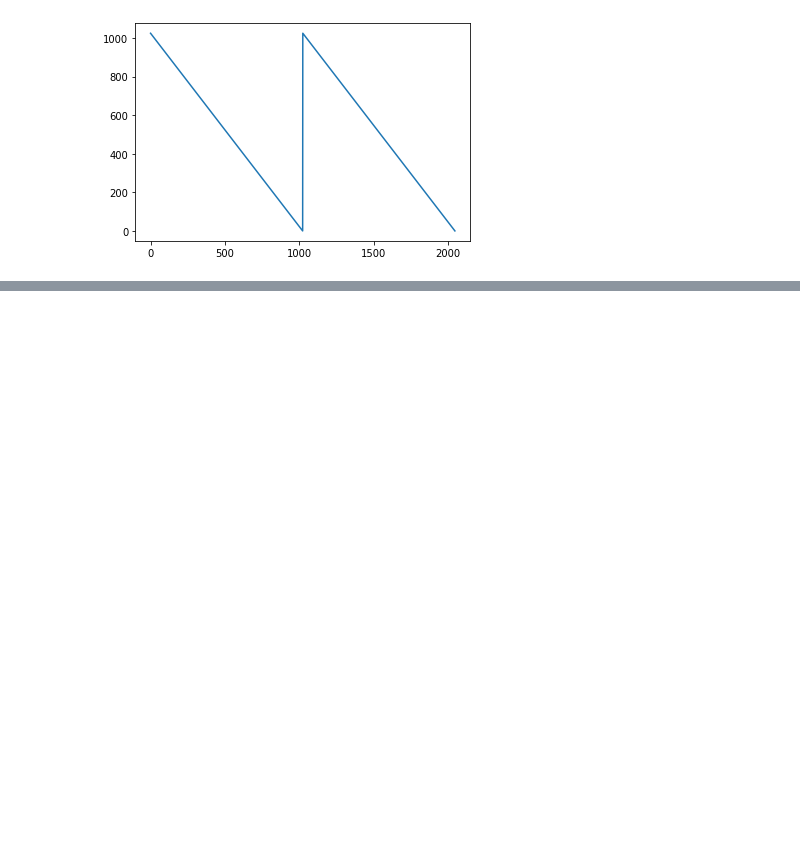
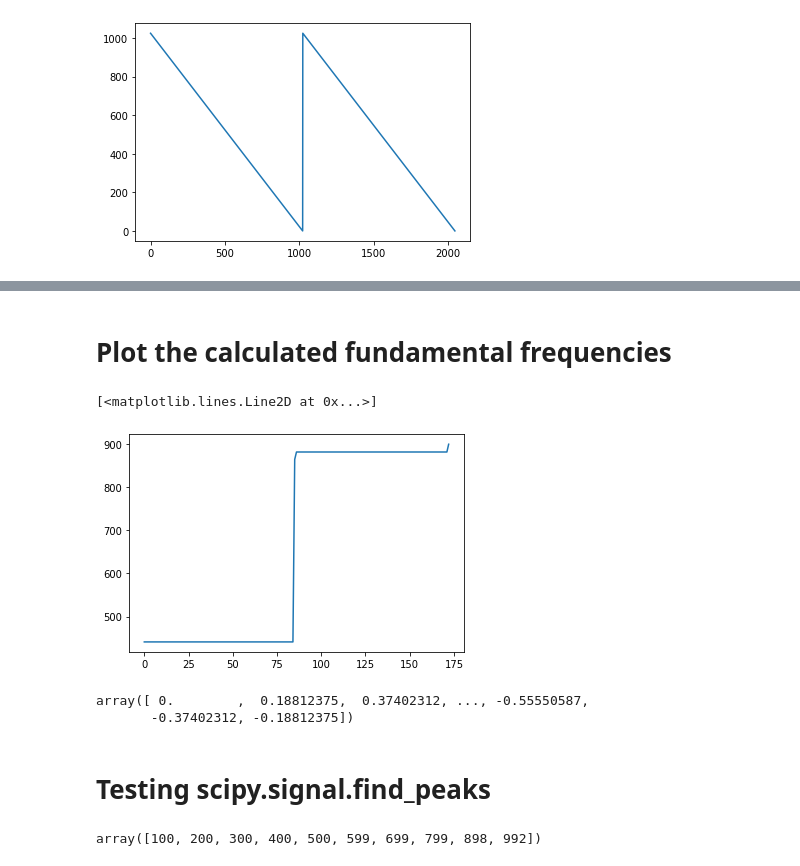
Before and after one commit to VedantKalbag/ACA-assignments, a Jupyter notebook: assignment_1/ass1.ipynb, the cells around one changed output, grey strips where cells are left out. Drawn from its saved outputs; the diff is of its cells as text; code cells hidden in the pictures; blank space fills up the shorter version.

```diff
--- a/assignment_1/ass1.ipynb
+++ b/assignment_1/ass1.ipynb
@@ -110,6 +96,0 @@ block number 5
-# %%
-def track_pitch_acf(x,blockSize,hopSize,fs):
-    a,ts = block_audio(x,blockSize,hopSize,fs)
-    c = comp_acf(a)
-    f_calc = get_f0_from_acf(c,fs)
-    return f_calc
@@ -139,0 +113,18 @@ track_pitch_acf(sig,blockSize,hopSize, fs)
+# %%
+def track_pitch_acf(x,blockSize,hopSize,fs):
+    # Implement a 'main' function track_pitch_acf(x,blockSize,hopSize,fs)
+    # that calls the three functions above and returns two vectors f0 and timeInSec.
+    a,ts = block_audio(x,blockSize,hopSize,fs)
+    #print(a.shape)
+    #print(ts.shape)
+    f=[]
+    c = comp_acf(a)
+    #f_calc = get_f0_from_acf(c,fs)
+    for blk in c:
+        #print(blk)
+        f_calc = get_f0_from_acf(blk,fs)
+        f.append(f_calc)
+        #print(f_calc)
+    f0=np.array(f)
+    #print(f0.shape)
+    return f0,ts
@@ -171,0 +224,38 @@ b=scipy.signal.find_peaks(a)
+# %% [markdown]
+# Plot the calculated fundamental frequencies
+# %%
+blockSize=1024 # AT BLOCK SIZE BELOW 258 AND HOP SIZE BELOW 128 IT BREAKS
+hopSize=512
+fs=44100 # AT Fs OF 88200 IT BREAKS
+
+
+f1=441
+f2=882
+t=1
+samples1=np.arange(t * fs)
+samples2=np.arange(t * fs)
+sig_a=np.sin(2*np.pi*f1*samples1/fs)
+sig_b=np.sin(2*np.pi*f2*samples2/fs)
+sig=np.append(sig_a,sig_b)
+samples=np.append(samples1,samples2)
+f0,ts=track_pitch_acf(sig,blockSize,hopSize, fs)
+
+plt.plot(f0)
+# %% [output]
+[<matplotlib.lines.Line2D at 0x...>]
+[figure, added]
+# %%
+sig_a=np.sin(2*np.pi*f1*samples1/fs)
+sig_b=np.sin(2*np.pi*f2*samples2/fs)
+s=sig_a+sig_b
+s
+# %% [output]
+array([ 0.        ,  0.18812375,  0.37402312, ..., -0.55550587,
+       -0.37402312, -0.18812375])
+# %% [markdown]
+# Testing scipy.signal.find_peaks
+# %%
+peaks,_=scipy.signal.find_peaks(calculated_correlation[0])
+peaks
+# %% [output]
+array([100, 200, 300, 400, 500, 599, 699, 799, 898, 992])
```
Also changed, not shown: parts of 26 cells of this notebook, 3 other files.
